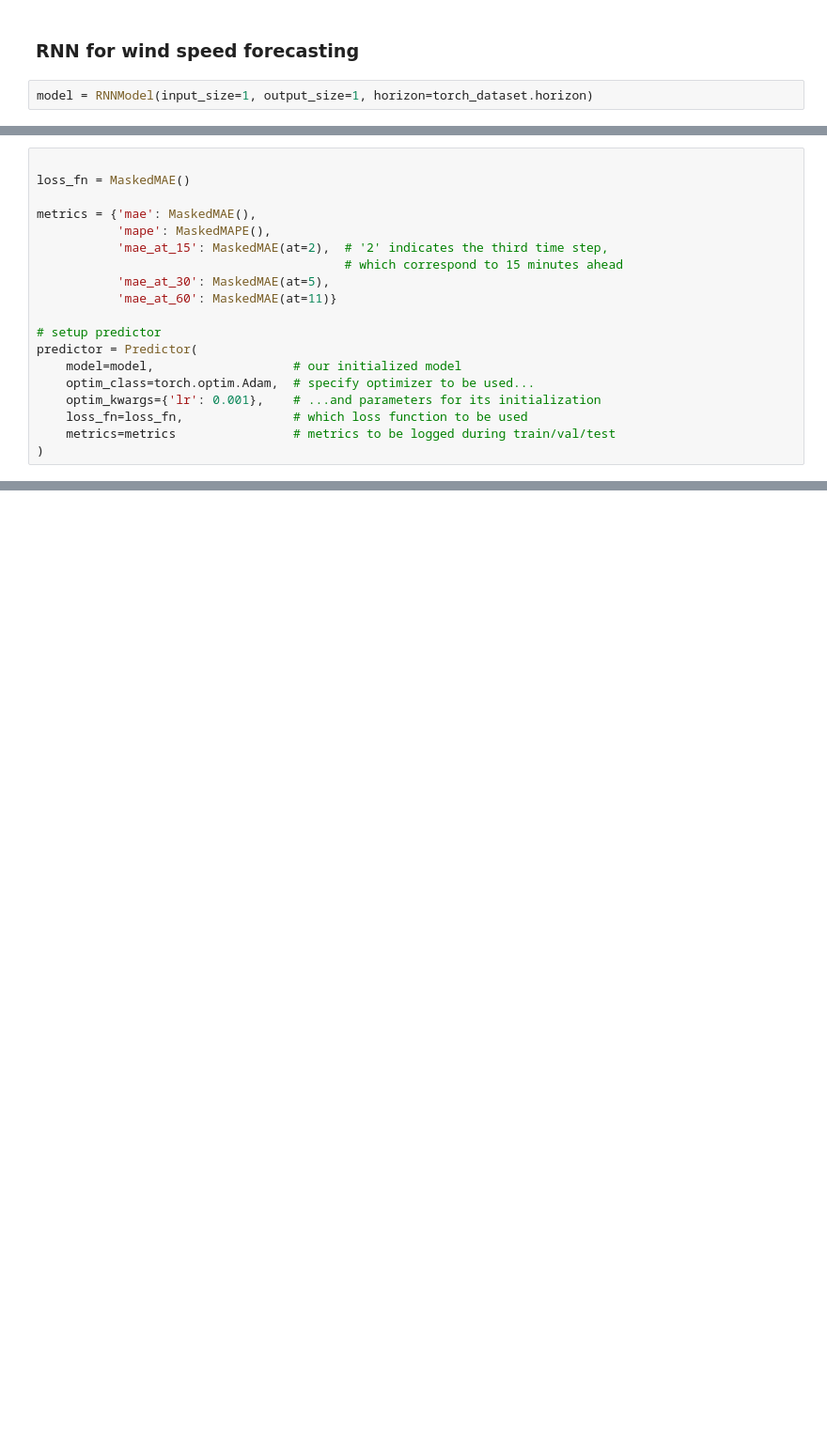
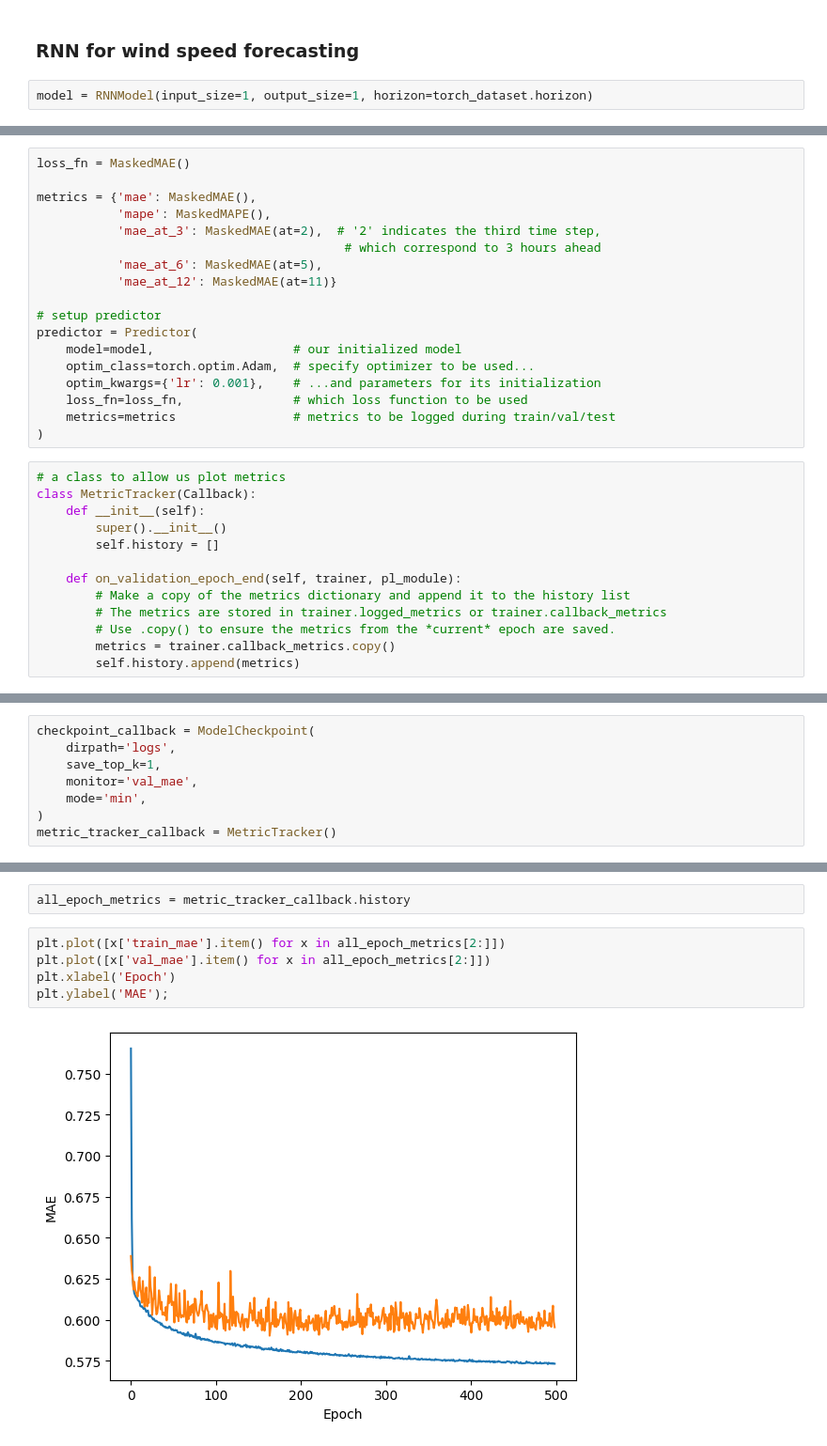
Before and after one commit to DeKUT-DSAIL/MasharikiWeather, a Jupyter notebook: mw-basic-example.ipynb, the cells around one changed output, grey strips where cells are left out. Shown at 94% size. Saved outputs shown, nothing was run; the diff lists cells and outputs as text; blank space fills up the shorter version.

```diff
--- a/mw-basic-example.ipynb
+++ b/mw-basic-example.ipynb
@@ -113,13 +151,12 @@ model
 # %%
-
 loss_fn = MaskedMAE()
 
 metrics = {'mae': MaskedMAE(),
            'mape': MaskedMAPE(),
-           'mae_at_15': MaskedMAE(at=2),  # '2' indicates the third time step,
-                                          # which correspond to 15 minutes ahead
-           'mae_at_30': MaskedMAE(at=5),
-           'mae_at_60': MaskedMAE(at=11)}
+           'mae_at_3': MaskedMAE(at=2),  # '2' indicates the third time step,
+                                          # which correspond to 3 hours ahead
+           'mae_at_6': MaskedMAE(at=5),
+           'mae_at_12': MaskedMAE(at=11)}
 
 # setup predictor
 predictor = Predictor(
@@ -129,3 +166,16 @@ predictor = Predictor(
     loss_fn=loss_fn,               # which loss function to be used
     metrics=metrics                # metrics to be logged during train/val/test
 )
+# %%
+# a class to allow us plot metrics
+class MetricTracker(Callback):
+    def __init__(self):
+        super().__init__()
+        self.history = []
+
+    def on_validation_epoch_end(self, trainer, pl_module):
+        # Make a copy of the metrics dictionary and append it to the history list
+        # The metrics are stored in trainer.logged_metrics or trainer.callback_metrics
+        # Use .copy() to ensure the metrics from the *current* epoch are saved.
+        metrics = trainer.callback_metrics.copy()
+        self.history.append(metrics)
@@ -132 +184,9 @@ predictor = Predictor(
+# %%
+checkpoint_callback = ModelCheckpoint(
+    dirpath='logs',
+    save_top_k=1,
+    monitor='val_mae',
+    mode='min',
+)
+metric_tracker_callback = MetricTracker()
 # %%
@@ -154,0 +226,9 @@ trainer.test(predictor, datamodule=dm);
+# %%
+all_epoch_metrics = metric_tracker_callback.history
+# %%
+plt.plot([x['train_mae'].item() for x in all_epoch_metrics[2:]])
+plt.plot([x['val_mae'].item() for x in all_epoch_metrics[2:]])
+plt.xlabel('Epoch')
+plt.ylabel('MAE');
+# %% [output]
+[figure, added]
```
Also changed, not shown: parts of 10 cells of this notebook.
